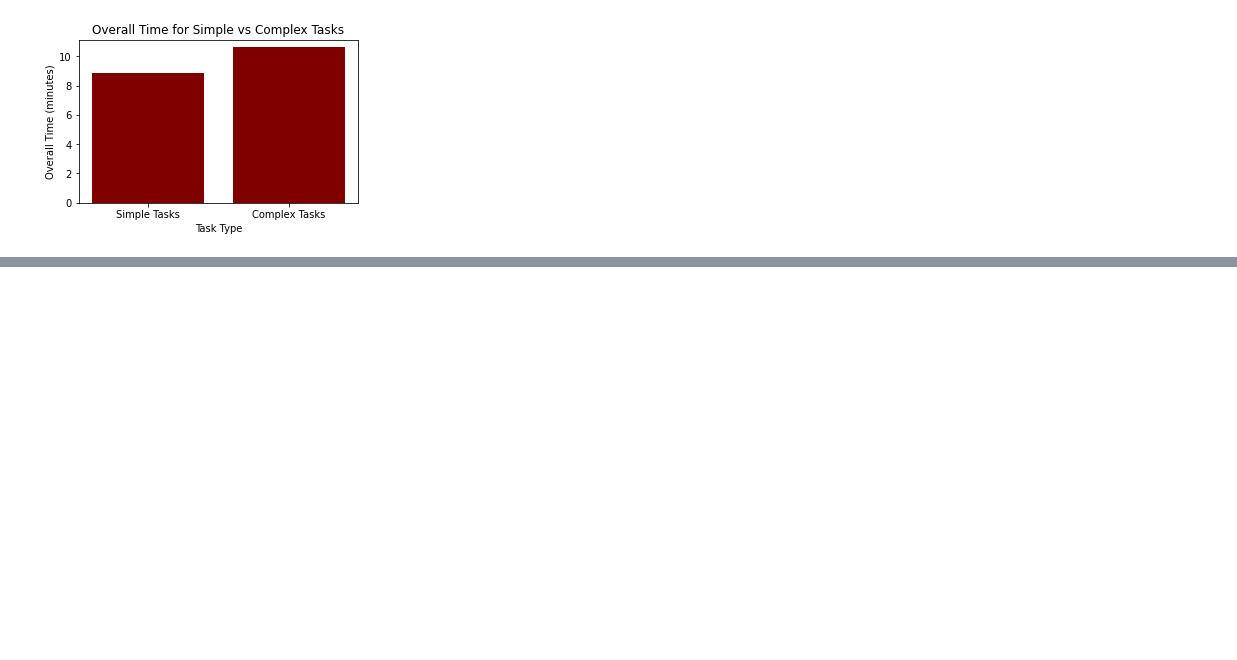
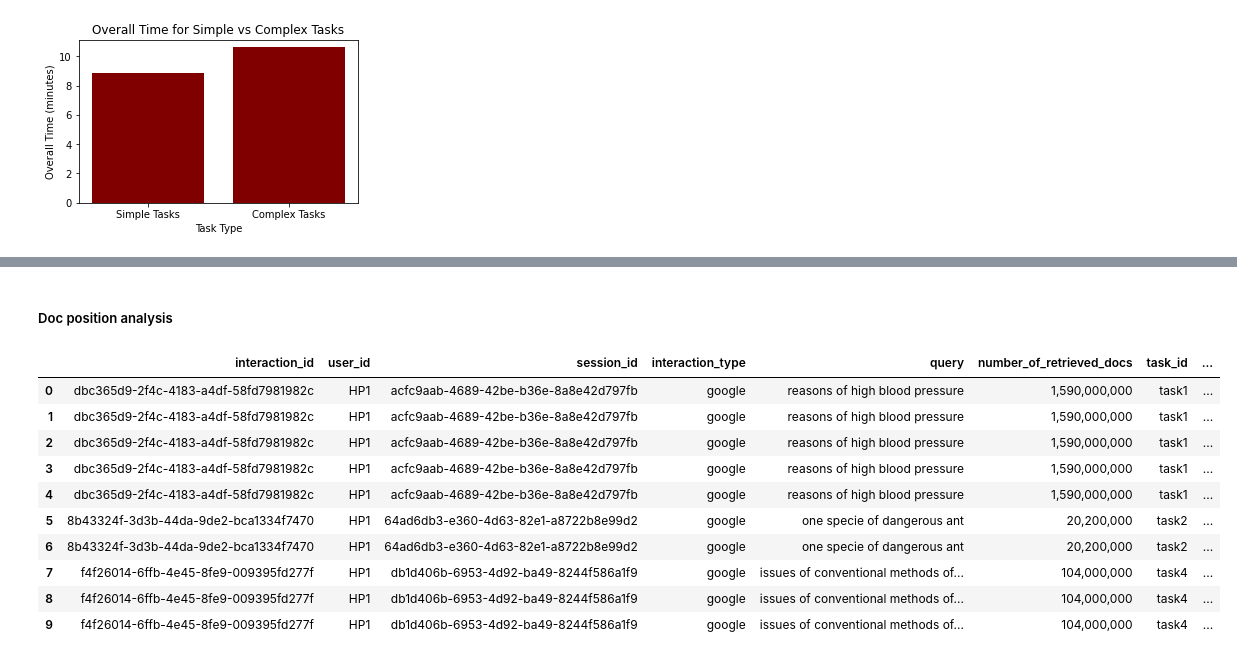
Before and after one commit to JohannesWittmann9/Forschungsseminar-IR-React, a Jupyter notebook: data_analysis_demo/results.ipynb, the cells around one changed output, grey strips where cells are left out. Cells and saved outputs as stored; diff of their text form; code cells hidden in the pictures; blank space fills up the shorter version.

```diff
--- a/data_analysis_demo/results.ipynb
+++ b/data_analysis_demo/results.ipynb
@@ -400,0 +388,3 @@ searchinteractions_df
+# %%
+task_session_df = sessions_merged_df[['session_id', 'task_id']]
+task_session_df
@@ -400,0 +401,7 @@ searchinteractions_df
+# %%
+cols = ['_id', '__v', 'createdAt', 'updatedAt']
+searchinteractions_df = searchinteractions_df.drop(columns=cols, axis=1)
+documents_df = documents_df.drop(columns=cols, axis=1)
+# %%
+googlesearch_merged_df = pd.merge(searchinteractions_df, task_session_df, on='session_id', how='inner')
+googlesearch_merged_df.head(10)
@@ -400,0 +557,17 @@ searchinteractions_df
+# %% [markdown]
+##### Doc position analysis
+# %%
+googlesearch_docs_df = pd.merge(googlesearch_merged_df, documents_df, on='interaction_id', how='inner')
+googlesearch_docs_df.head(10)
+# %% [output]
+|  | interaction_id | user_id | session_id | interaction_type | query | number_of_retrieved_docs | task_id | ... |
+| 0 | dbc365d9-2f4c-4183-a4df-58fd7981982c | HP1 | acfc9aab-4689-42be-b36e-8a8e42d797fb | google | reasons of high blood pressure | 1,590,000,000 | task1 | ... |
+| 1 | dbc365d9-2f4c-4183-a4df-58fd7981982c | HP1 | acfc9aab-4689-42be-b36e-8a8e42d797fb | google | reasons of high blood pressure | 1,590,000,000 | task1 | ... |
+| 2 | dbc365d9-2f4c-4183-a4df-58fd7981982c | HP1 | acfc9aab-4689-42be-b36e-8a8e42d797fb | google | reasons of high blood pressure | 1,590,000,000 | task1 | ... |
+| 3 | dbc365d9-2f4c-4183-a4df-58fd7981982c | HP1 | acfc9aab-4689-42be-b36e-8a8e42d797fb | google | reasons of high blood pressure | 1,590,000,000 | task1 | ... |
+| 4 | dbc365d9-2f4c-4183-a4df-58fd7981982c | HP1 | acfc9aab-4689-42be-b36e-8a8e42d797fb | google | reasons of high blood pressure | 1,590,000,000 | task1 | ... |
+| 5 | 8b43324f-3d3b-44da-9de2-bca1334f7470 | HP1 | 64ad6db3-e360-4d63-82e1-a8722b8e99d2 | google | one specie of dangerous ant | 20,200,000 | task2 | ... |
+| 6 | 8b43324f-3d3b-44da-9de2-bca1334f7470 | HP1 | 64ad6db3-e360-4d63-82e1-a8722b8e99d2 | google | one specie of dangerous ant | 20,200,000 | task2 | ... |
+| 7 | f4f26014-6ffb-4e45-8fe9-009395fd277f | HP1 | db1d406b-6953-4d92-ba49-8244f586a1f9 | google | issues of conventional methods of... | 104,000,000 | task4 | ... |
+| 8 | f4f26014-6ffb-4e45-8fe9-009395fd277f | HP1 | db1d406b-6953-4d92-ba49-8244f586a1f9 | google | issues of conventional methods of... | 104,000,000 | task4 | ... |
+| 9 | f4f26014-6ffb-4e45-8fe9-009395fd277f | HP1 | db1d406b-6953-4d92-ba49-8244f586a1f9 | google | issues of conventional methods of... | 104,000,000 | task4 | ... |
```
Also changed, not shown: parts of 22 cells of this notebook.
